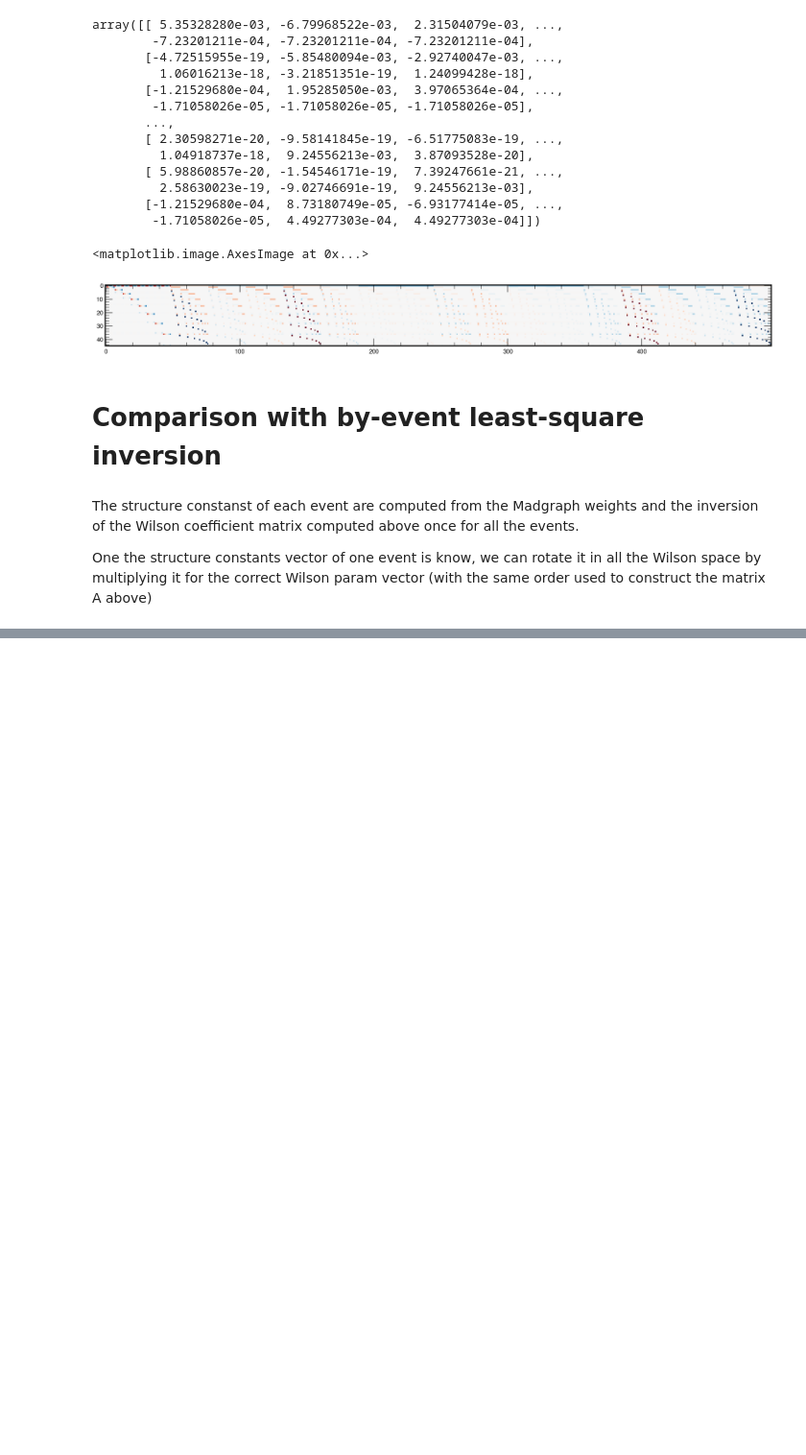
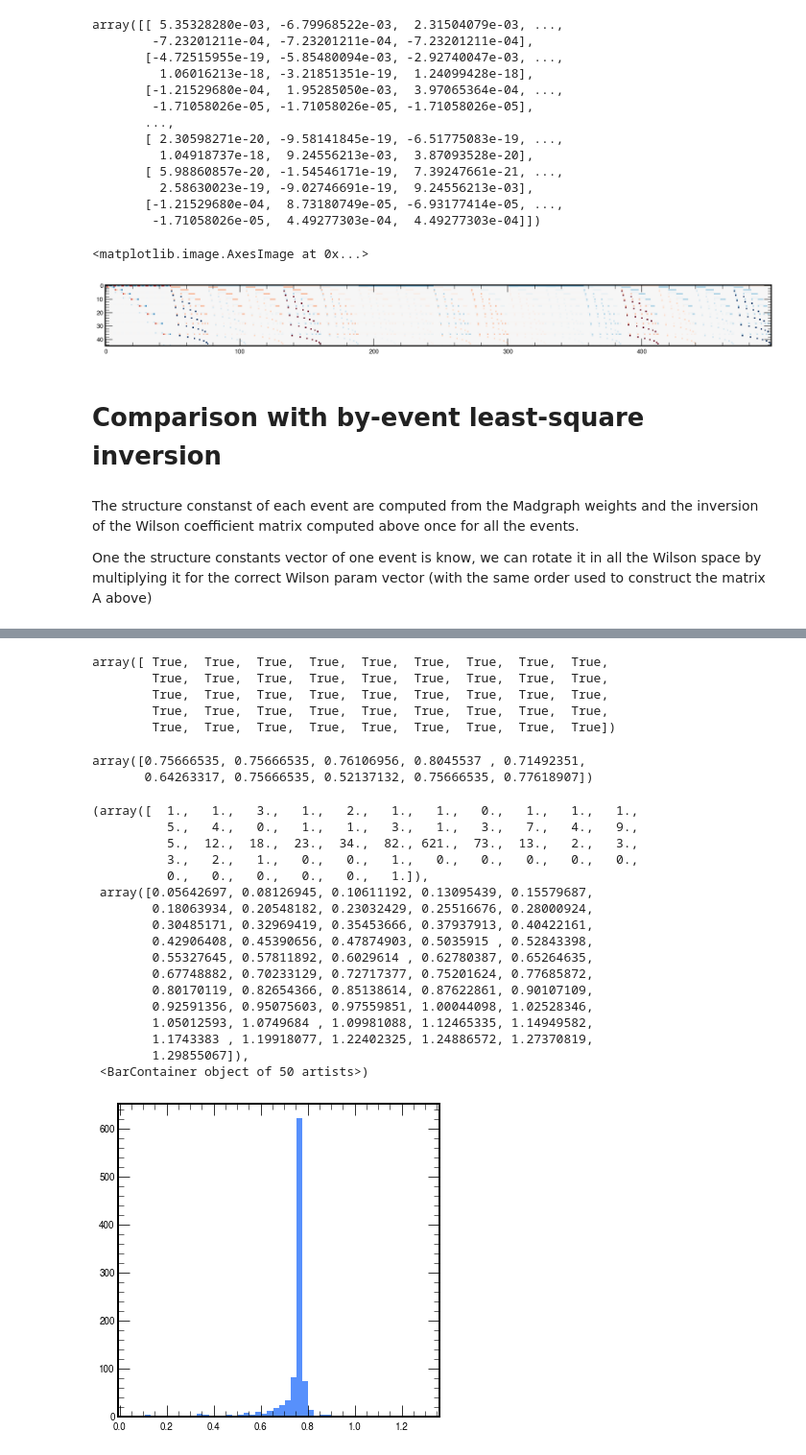
Before and after one commit to PocketCoffea/AnalysisConfigs, a Jupyter notebook: configs/ttHbb/semileptonic/eft/WilsonRotation.ipynb, the cells around one changed output, grey strips where cells are left out. Shown: that part at 96% size. Cells and saved outputs as stored; diff of their text form; code cells hidden in the pictures; blank space fills up the shorter version.

```diff
--- a/configs/ttHbb/semileptonic/eft/WilsonRotation.ipynb
+++ b/configs/ttHbb/semileptonic/eft/WilsonRotation.ipynb
@@ -185,0 +216,2 @@ plt.plot(x, out)
+# %%
+S_struct_all = (Ainv @ ak.to_numpy(W)[:,:,None]).squeeze()
@@ -185,0 +235,35 @@ plt.plot(x, out)
+# %%
+S_struct_i == S_struct_all[10]
+# %% [output]
+array([ True,  True,  True,  True,  True,  True,  True,  True,  True,
+        True,  True,  True,  True,  True,  True,  True,  True,  True,
+        True,  True,  True,  True,  True,  True,  True,  True,  True,
+        True,  True,  True,  True,  True,  True,  True,  True,  True,
+        True,  True,  True,  True,  True,  True,  True,  True,  True])
+# %%
+w_all_events = S_struct_all @ get_wilson_vector([3, -0.3, 0, -2, -2, 1, 0, 0])
+w_all_events[0:10]
+# %% [output]
+array([0.75666535, 0.75666535, 0.76106956, 0.8045537 , 0.71492351,
+       0.64263317, 0.75666535, 0.52137132, 0.75666535, 0.77618907])
+# %%
+plt.hist(w_all_events, bins=50)
+# %% [output]
+(array([  1.,   1.,   3.,   1.,   2.,   1.,   1.,   0.,   1.,   1.,   1.,
+          5.,   4.,   0.,   1.,   1.,   3.,   1.,   3.,   7.,   4.,   9.,
+          5.,  12.,  18.,  23.,  34.,  82., 621.,  73.,  13.,   2.,   3.,
+          3.,   2.,   1.,   0.,   0.,   1.,   0.,   0.,   0.,   0.,   0.,
+          0.,   0.,   0.,   0.,   0.,   1.]),
+ array([0.05642697, 0.08126945, 0.10611192, 0.13095439, 0.15579687,
+        0.18063934, 0.20548182, 0.23032429, 0.25516676, 0.28000924,
+        0.30485171, 0.32969419, 0.35453666, 0.37937913, 0.40422161,
+        0.42906408, 0.45390656, 0.47874903, 0.5035915 , 0.52843398,
+        0.55327645, 0.57811892, 0.6029614 , 0.62780387, 0.65264635,
+        0.67748882, 0.70233129, 0.72717377, 0.75201624, 0.77685872,
+        0.80170119, 0.82654366, 0.85138614, 0.87622861, 0.90107109,
+        0.92591356, 0.95075603, 0.97559851, 1.00044098, 1.02528346,
+        1.05012593, 1.0749684 , 1.09981088, 1.12465335, 1.14949582,
+        1.1743383 , 1.19918077, 1.22402325, 1.24886572, 1.27370819,
+        1.29855067]),
+ <BarContainer object of 50 artists>)
+[figure, added]
```
Also changed, not shown: parts of 12 cells of this notebook, 6 other files.
